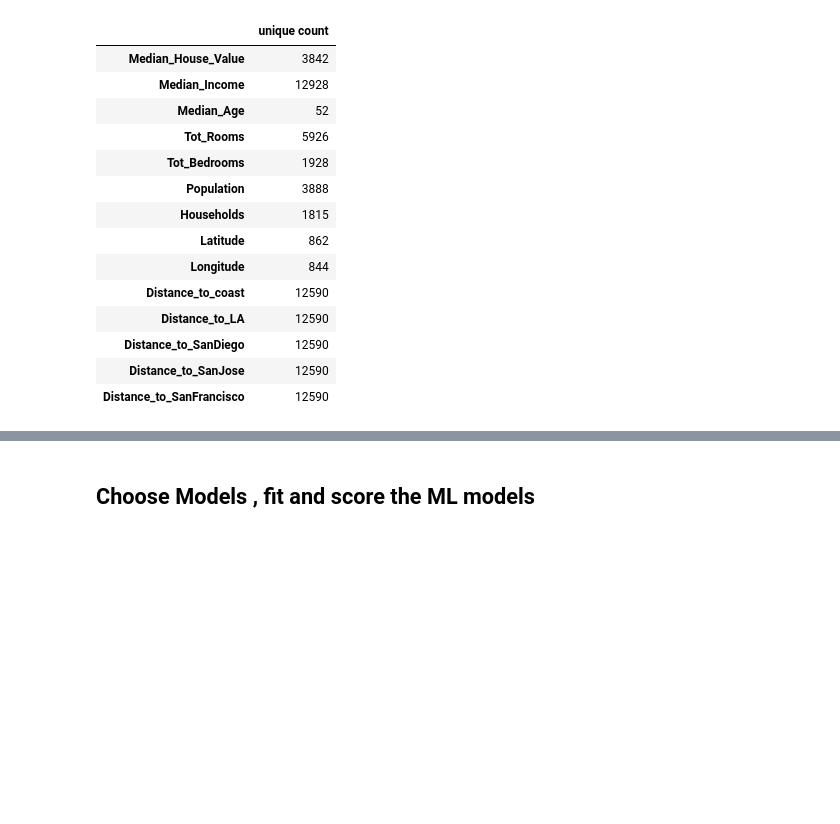
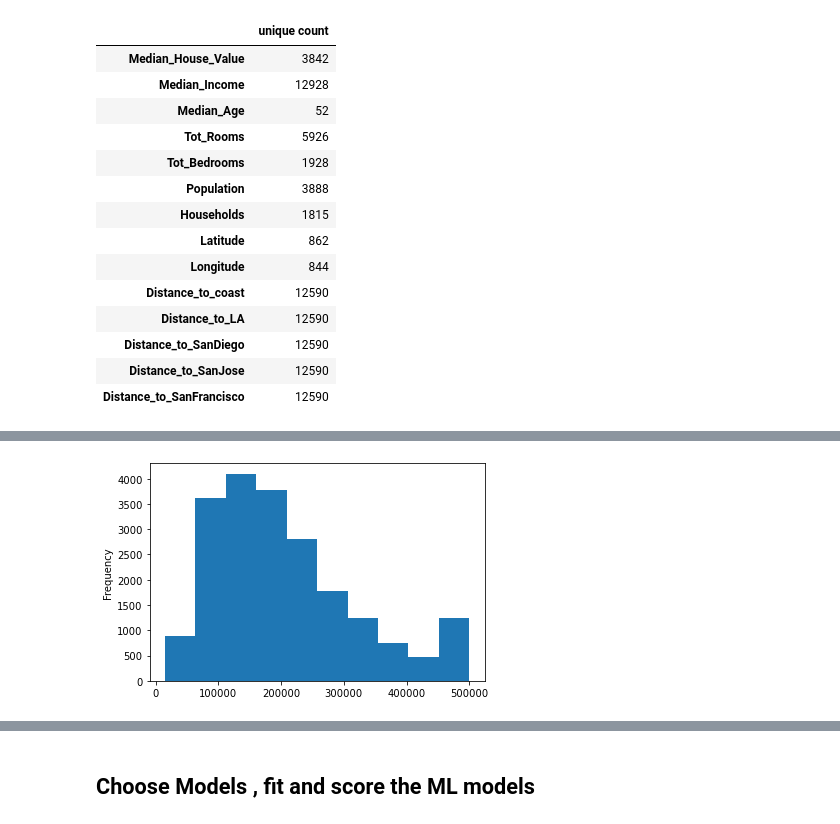
Before and after one commit to LucianPopaLVP/Project-3---Supervised-Learning---Regression, a Jupyter notebook: linear_regression_CaliforniaHousing.ipynb, the cells around one changed output, grey strips where cells are left out. Cells and saved outputs as stored; diff of their text form; code cells hidden in the pictures; blank space fills up the shorter version.

```diff
--- a/linear_regression_CaliforniaHousing.ipynb
+++ b/linear_regression_CaliforniaHousing.ipynb
@@ -162,0 +188,5 @@ pd.DataFrame(dict,index=["unique count"]).T
+# %%
+# Chech distribution of the MEDV column with a histogram
+df.Median_House_Value.plot.hist();
+# %% [output]
+[figure, added]
```
Also changed, not shown: parts of 7 cells of this notebook.
